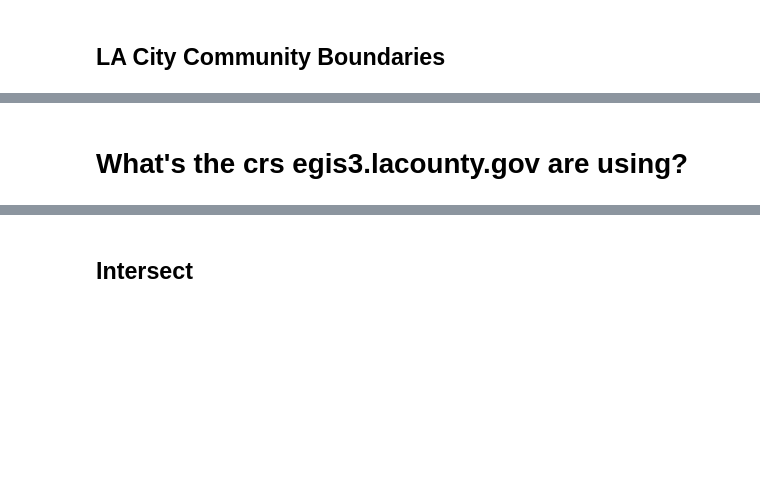
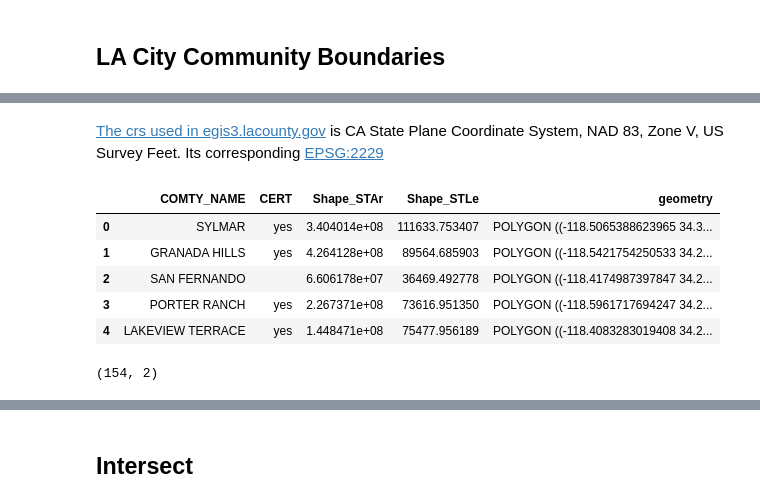
Before and after one commit to lingyielia/Ops, a Jupyter notebook: Intersection_demo.ipynb, the cells around one changed output, grey strips where cells are left out. Cells and saved outputs as stored; diff of their text form; code cells hidden in the pictures; blank space fills up the shorter version.

```diff
--- a/Intersection_demo.ipynb
+++ b/Intersection_demo.ipynb
@@ -93,16 +93,25 @@ os.system("unzip " + os.getenv("OPSDATA") +
-# %% [markdown]
-# What's the crs egis3.lacounty.gov are using?
+# %% [markdown]
+[The crs used in egis3.lacounty.gov](https://egis3.lacounty.gov/dataportal/lariac/lariac-archives/lariac1-archive/lariac1-downloads/) is CA State Plane Coordinate System, NAD 83, Zone V, US Survey Feet. Its corresponding [EPSG:2229](http://spatialreference.org/ref/epsg/2229/)
 # %%
 communities = gpd.read_file(os.getenv("OPSDATA") + "/LACITY_COMMUNITIES" +
                      "/LACITY_COMMUNITIES.shp")
 communities = gpd.GeoDataFrame(communities)
-communities.crs = from_epsg()
+communities.crs = from_epsg(2229)
 communities = communities.to_crs(epsg=4326)
 communities.head()
+# %% [output]
+|  | COMTY_NAME | CERT | Shape_STAr | Shape_STLe | geometry |
+| 0 | SYLMAR | yes | 3.404014e+08 | 111633.753407 | POLYGON ((-118.5065388623965 34.3... |
+| 1 | GRANADA HILLS | yes | 4.264128e+08 | 89564.685903 | POLYGON ((-118.5421754250533 34.2... |
+| 2 | SAN FERNANDO |  | 6.606178e+07 | 36469.492778 | POLYGON ((-118.4174987397847 34.2... |
+| 3 | PORTER RANCH | yes | 2.267371e+08 | 73616.951350 | POLYGON ((-118.5961717694247 34.2... |
+| 4 | LAKEVIEW TERRACE | yes | 1.448471e+08 | 75477.956189 | POLYGON ((-118.4083283019408 34.2... |
 # %%
 communities.drop(['CERT', 'Shape_STAr', 'Shape_STLe'], axis=1, inplace=True)
 # %%
 communities.shape
+# %% [output]
+(154, 2)
 # %%
 fig = plt.figure(figsize=(12,10))
 ax = fig.add_subplot(111)
```
Also changed, not shown: parts of 8 cells of this notebook.
